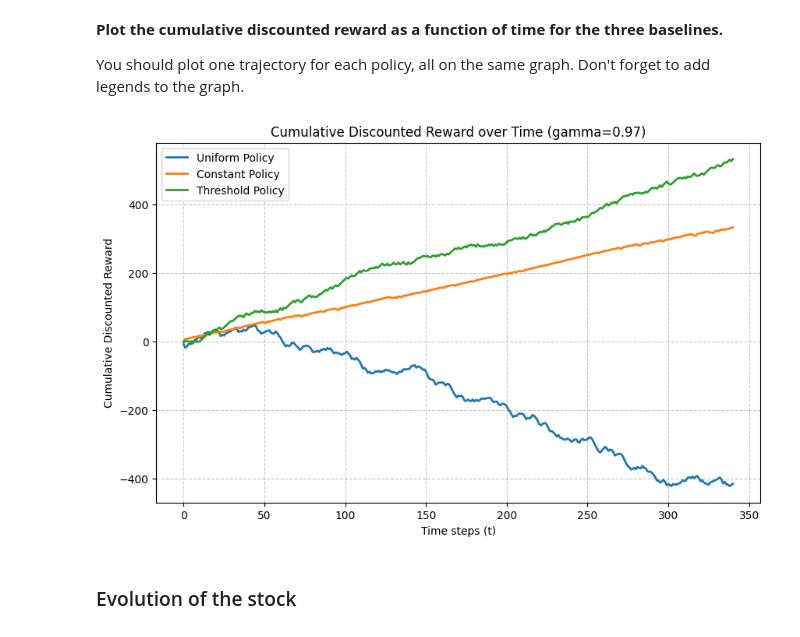
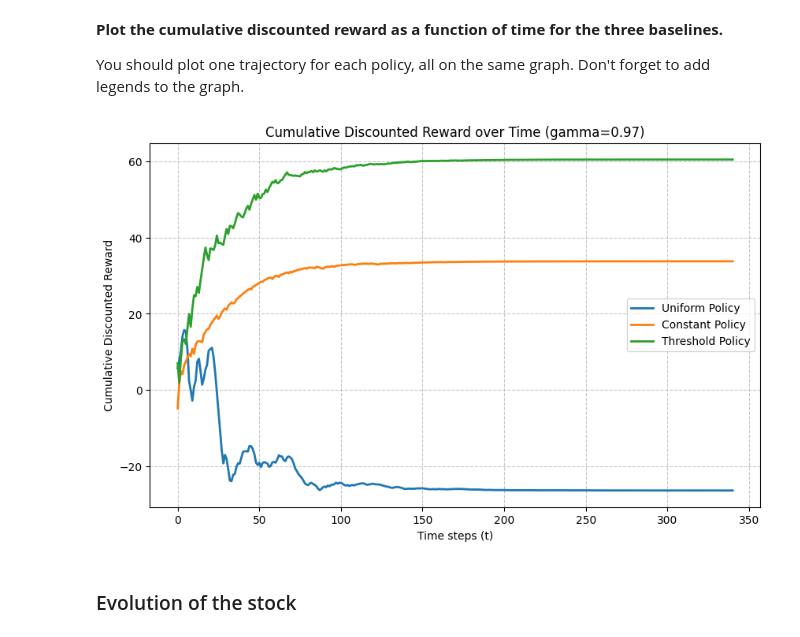
Before and after one commit to milanolivia/apprentissage_seq, a Jupyter notebook: StoreManagement.ipynb, the cells around one changed output. Cells and saved outputs as stored; diff of their text form; code cells hidden in the pictures.

Commit message:
TP1 + discount correction

```diff
--- a/StoreManagement.ipynb
+++ b/StoreManagement.ipynb
@@ -228,40 +228,42 @@ You should plot one trajectory for each policy, all on the same graph. Don't for
 # %%
 T = int(np.log(1/(0.001*(1-gamma)))/np.log(1/gamma)) # truncation of the infinite sum
 
 # Uniform Policy
 States1,  Reward1 = SimulateTrajectory(T,PiUniform, s1)
 # Constant Policy
 States2, Reward2 = SimulateTrajectory(T, PiConstant, s1)
 # Threshold Policy
 States3, Reward3 = SimulateTrajectory(T, PiThreshold, s1)
 
+discount_factors = np.power(gamma, np.arange(T))
+
 # Discounted Rewards
-DiscountedReward1 = Reward1 * gamma
-DiscountedReward2 = Reward2 * gamma
-DiscountedReward3 = Reward3 * gamma
+DiscountRewards1 = Reward1 * discount_factors
+DiscountRewards2 = Reward2 * discount_factors
+DiscountRewards3 = Reward3 * discount_factors
 
 # Discounted Cumulative Sum
-CumDiscReward1 = np.cumsum(DiscountedReward1)
-CumDiscReward2 = np.cumsum(DiscountedReward2)
-CumDiscReward3 = np.cumsum(DiscountedReward3)
+CumDiscReward1 = np.cumsum(DiscountRewards1)
+CumDiscReward2 = np.cumsum(DiscountRewards2)
+CumDiscReward3 = np.cumsum(DiscountRewards3)
 
 # Plot
 plt.figure(figsize=(10, 6))
 
 plt.plot(CumDiscReward1, label="Uniform Policy", linewidth=2)
 plt.plot(CumDiscReward2, label="Constant Policy", linewidth=2)
 plt.plot(CumDiscReward3, label="Threshold Policy", linewidth=2)
 
 
 plt.title(f"Cumulative Discounted Reward over Time (gamma={gamma})")
 plt.xlabel("Time steps (t)")
 plt.ylabel("Cumulative Discounted Reward")
 plt.legend()
 plt.grid(True, linestyle='--', alpha=0.7)
 
 plt.show()
 # %% [output]
-[figure, old version]
+[figure, new version]
 # %% [markdown]
 ### Evolution of the stock
 # %%
```
Also changed, not shown: 1 other file.
